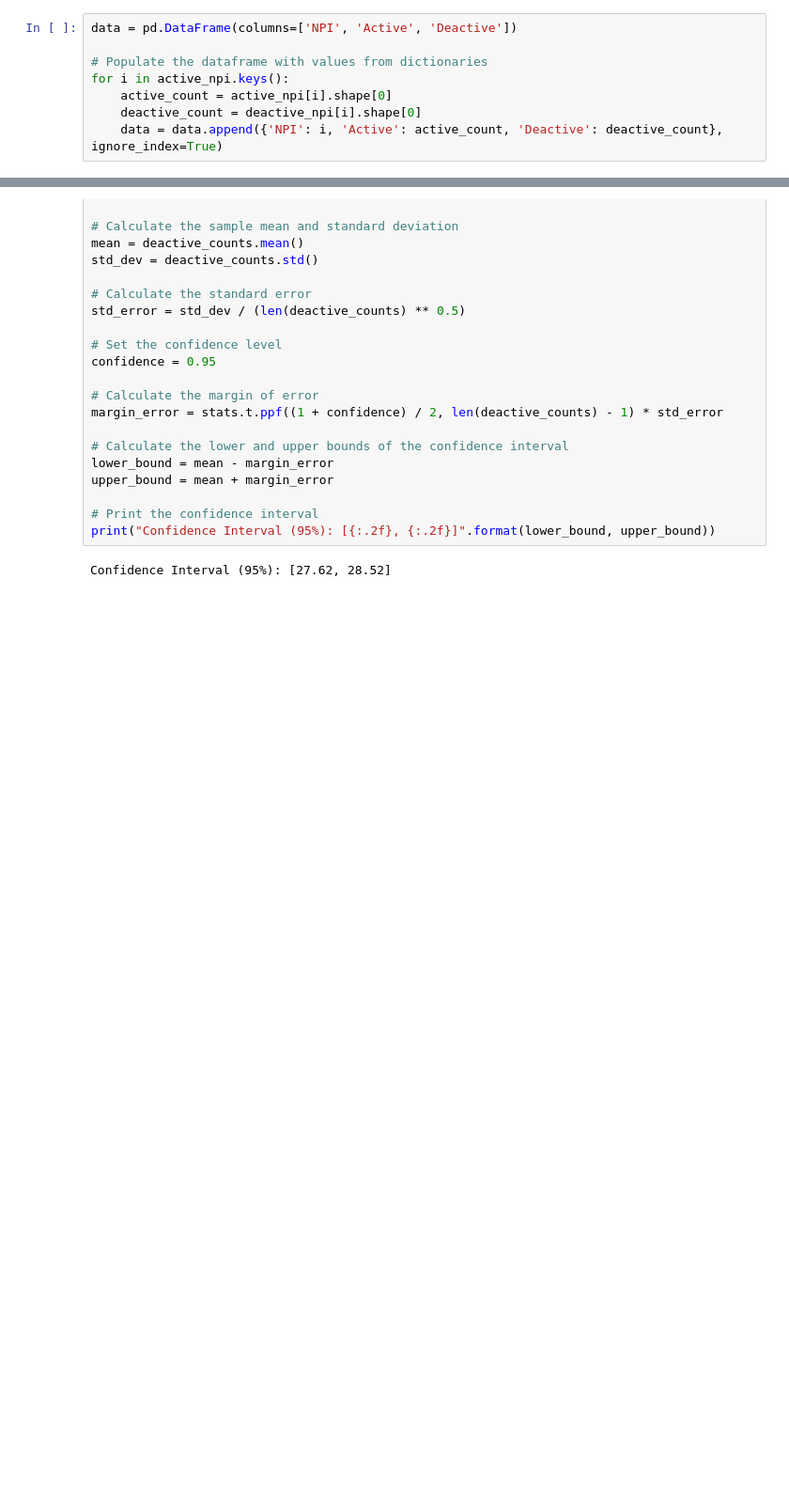
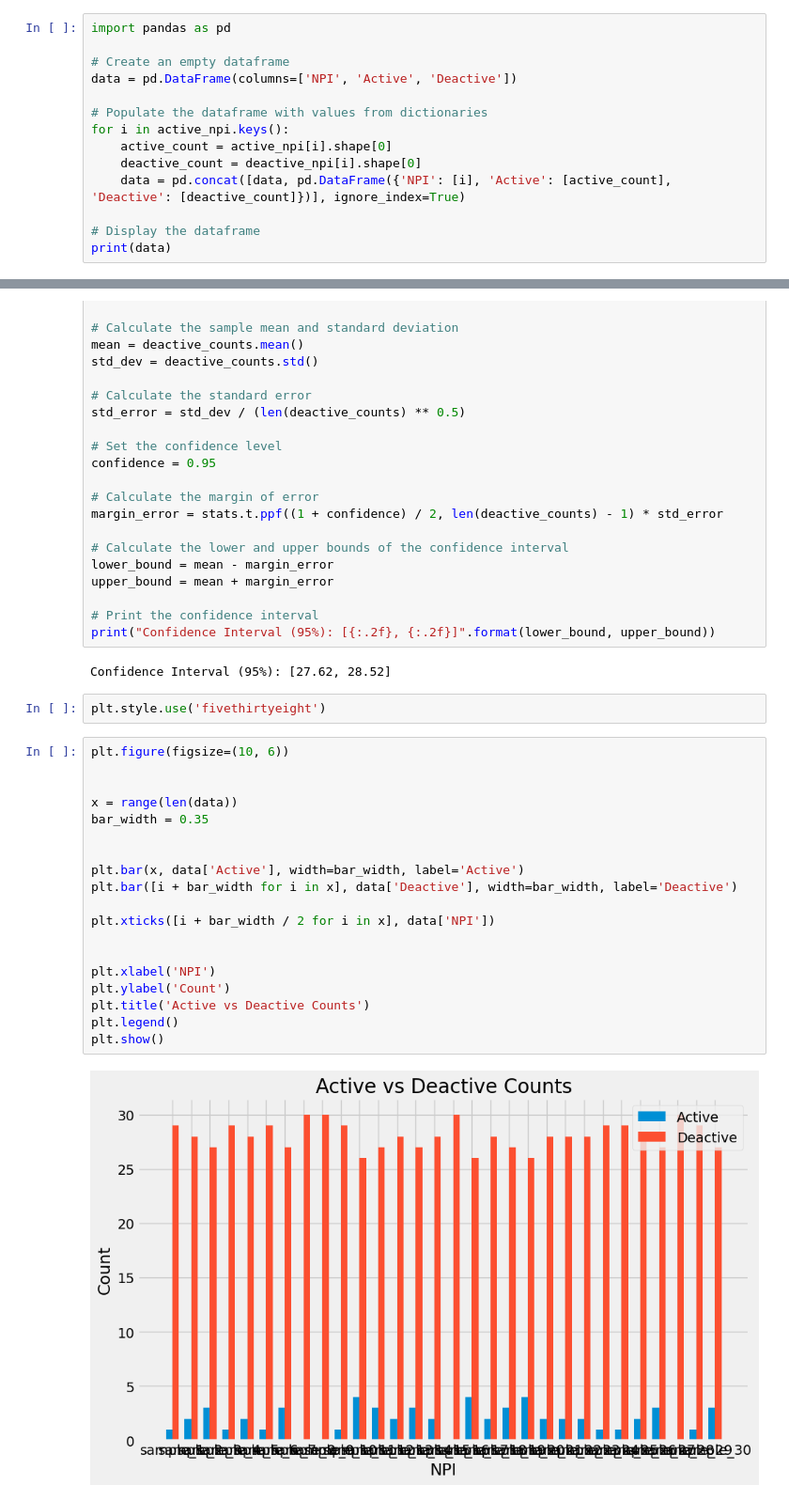
Before and after one commit to gpandit-cai/NPI_Sampling, a Jupyter notebook: Deactive_Cases_Sample_Checks.ipynb, the cells around one changed output, grey strips where cells are left out. Shown: that part at 94% size. Drawn from its saved outputs; the diff is of its cells as text; blank space fills up the shorter version.

```diff
--- a/Deactive_Cases_Sample_Checks.ipynb
+++ b/Deactive_Cases_Sample_Checks.ipynb
@@ -17,11 +17,17 @@ for i in range(1, 31):
     active_npi[f"df_{i}"] = pd.read_excel(f"NPI_Deactive_sample_{i}.xlsx", sheet_name= "NPI_Details")
     deactive_npi[f"df_{i}"] = pd.read_excel(f"NPI_Deactive_sample_{i}.xlsx", sheet_name= "Deactive-Invalid_NPI")
 # %%
+import pandas as pd
+
+# Create an empty dataframe
 data = pd.DataFrame(columns=['NPI', 'Active', 'Deactive'])
 
 # Populate the dataframe with values from dictionaries
 for i in active_npi.keys():
     active_count = active_npi[i].shape[0]
     deactive_count = deactive_npi[i].shape[0]
-    data = data.append({'NPI': i, 'Active': active_count, 'Deactive': deactive_count}, ignore_index=True)
+    data = pd.concat([data, pd.DataFrame({'NPI': [i], 'Active': [active_count], 'Deactive': [deactive_count]})], ignore_index=True)
+
+# Display the dataframe
+print(data)
 # %% [output]
@@ -77,3 +99,26 @@ upper_bound = mean + margin_error
 print("Confidence Interval (95%): [{:.2f}, {:.2f}]".format(lower_bound, upper_bound))
 # %% [output]
 Confidence Interval (95%): [27.62, 28.52]
+# %%
+plt.style.use('fivethirtyeight')
+# %%
+plt.figure(figsize=(10, 6))
+
+
+x = range(len(data))
+bar_width = 0.35
+
+
+plt.bar(x, data['Active'], width=bar_width, label='Active')
+plt.bar([i + bar_width for i in x], data['Deactive'], width=bar_width, label='Deactive')
+
+plt.xticks([i + bar_width / 2 for i in x], data['NPI'])
+
+
+plt.xlabel('NPI')
+plt.ylabel('Count')
+plt.title('Active vs Deactive Counts')
+plt.legend()
+plt.show()
+# %% [output]
+[figure, added]
```
Also changed, not shown: parts of 3 cells of this notebook.
